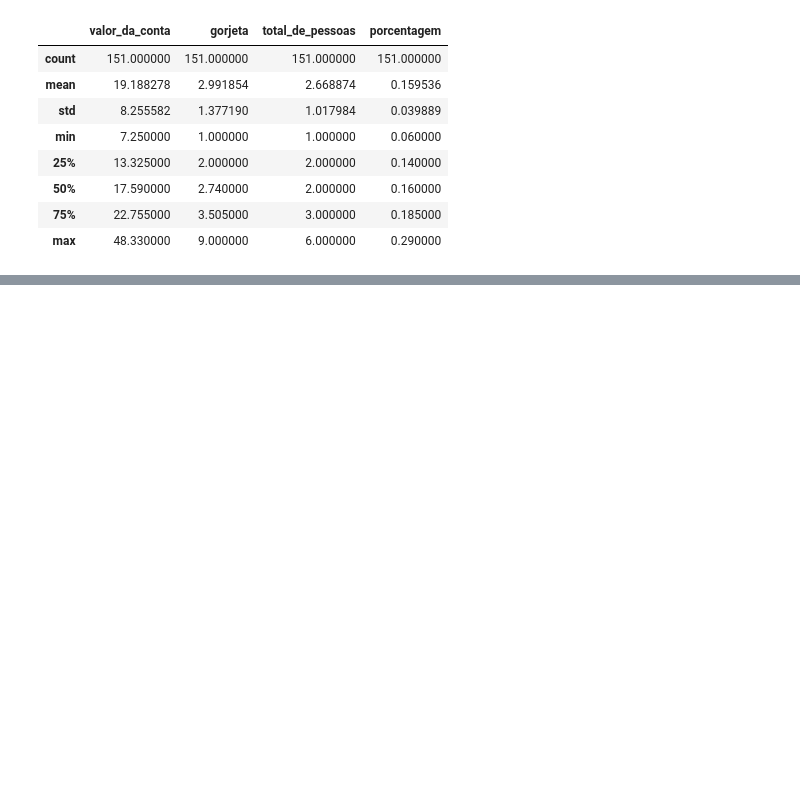
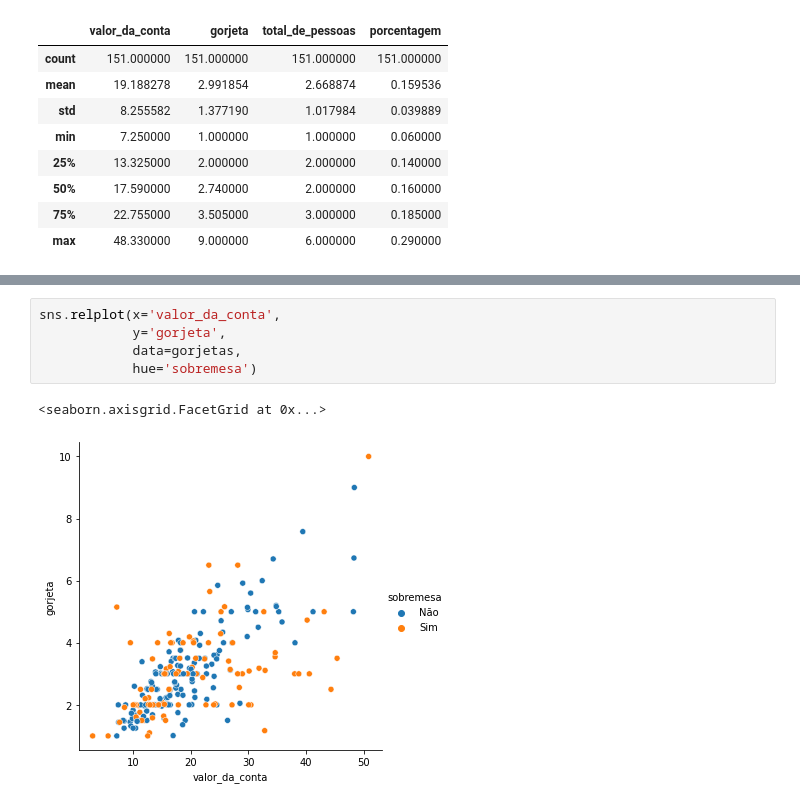
Before and after one commit to erikamarchi/data-visualization-explorando-com-seaborn, a Jupyter notebook: EDA_Gorjetas.ipynb, the cells around one changed output, grey strips where cells are left out. Drawn from its saved outputs; the diff is of its cells as text; blank space fills up the shorter version.

```diff
--- a/EDA_Gorjetas.ipynb
+++ b/EDA_Gorjetas.ipynb
@@ -171,0 +178,8 @@ gorjetas[gorjetas.sobremesa == 'Não'].describe()
+# %%
+sns.relplot(x='valor_da_conta',
+            y='gorjeta',
+            data=gorjetas,
+            hue='sobremesa')
+# %% [output]
+<seaborn.axisgrid.FacetGrid at 0x...>
+[figure, added]
```
Also changed, not shown: parts of 7 cells of this notebook.
